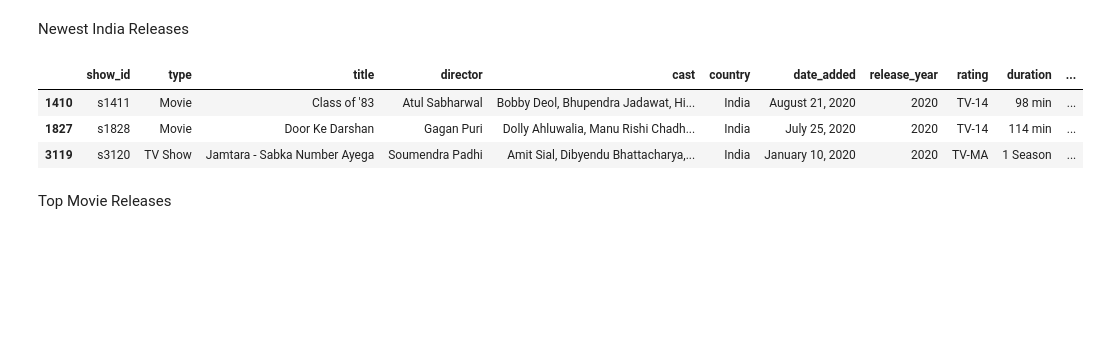
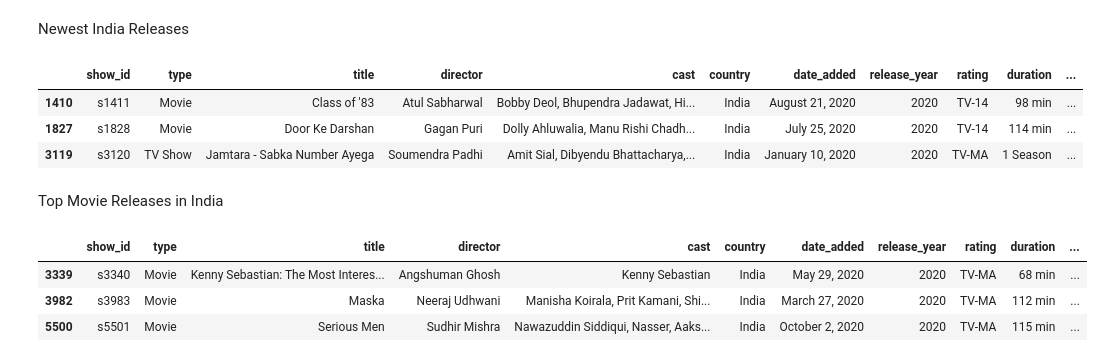
Before and after one commit to vidhik2002/Movie-Recommendation-Netflix, a Jupyter notebook: Recommendation-System.ipynb, the cells around one changed output. Saved outputs shown, nothing was run; the diff lists cells and outputs as text; code cells hidden in the pictures; blank space fills up the shorter version.

Commit message:
feat: top content in India

```diff
--- a/Recommendation-System.ipynb
+++ b/Recommendation-System.ipynb
@@ -158,10 +158,13 @@ newest_india_releases.head(3)
 | 1827 | s1828 | Movie | Door Ke Darshan | Gagan Puri | Dolly Ahluwalia, Manu Rishi Chadh... | India | July 25, 2020 | 2020 | TV-14 | 114 min | ... |
 | 3119 | s3120 | TV Show | Jamtara - Sabka Number Ayega | Soumendra Padhi | Amit Sial, Dibyendu Bhattacharya,... | India | January 10, 2020 | 2020 | TV-MA | 1 Season | ... |
 # %% [markdown]
-Top Movie Releases
+Top Movie Releases in India
 # %%
 netflix_india_movies=netflix_movies[netflix_movies['country']=='India']
-netflix_india_shows=netflix_shows[netflix_shows['country']=='India']
-
-newest_india_movie_releases=netflix_india.sort_values(by='release_year', ascending=False)[0:20]
-newest_india_releases.head(3)
+newest_india_movie_releases=netflix_india_movies.sort_values(by='release_year', ascending=False)[0:20]
+newest_india_movie_releases.head(3)
+# %% [output]
+|  | show_id | type | title | director | cast | country | date_added | release_year | rating | duration | ... |
+| 3339 | s3340 | Movie | Kenny Sebastian: The Most Interes... | Angshuman Ghosh | Kenny Sebastian | India | May 29, 2020 | 2020 | TV-MA | 68 min | ... |
+| 3982 | s3983 | Movie | Maska | Neeraj Udhwani | Manisha Koirala, Prit Kamani, Shi... | India | March 27, 2020 | 2020 | TV-MA | 112 min | ... |
+| 5500 | s5501 | Movie | Serious Men | Sudhir Mishra | Nawazuddin Siddiqui, Nasser, Aaks... | India | October 2, 2020 | 2020 | TV-MA | 115 min | ... |
```
Also changed, not shown: parts of 2 cells of this notebook.
